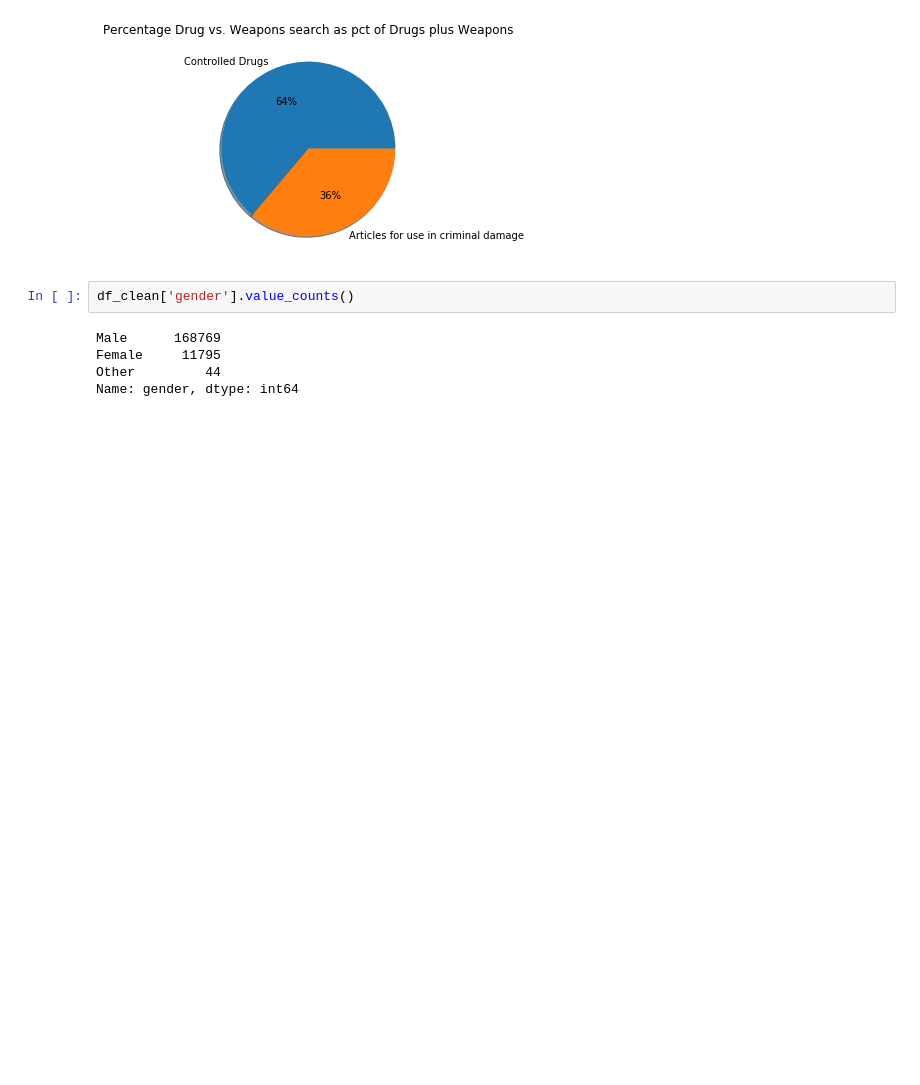
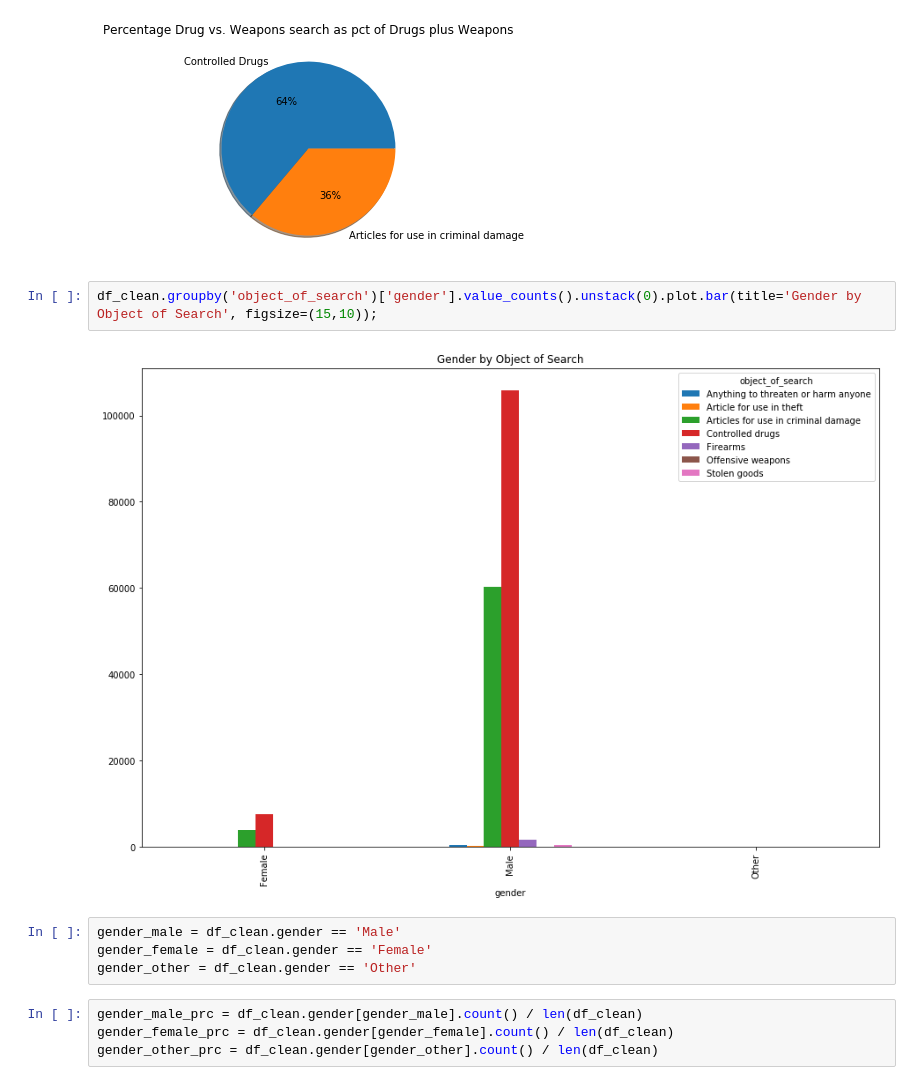
Before and after one commit to Empiah/LondonCrimeStats, a Jupyter notebook: London_Crime_Statistics.ipynb, the cells around one changed output. Saved outputs shown, nothing was run; the diff lists cells and outputs as text; blank space fills up the shorter version.

Commit message:
continued analysis
added gender and age count charts

```diff
--- a/London_Crime_Statistics.ipynb
+++ b/London_Crime_Statistics.ipynb
@@ -207,10 +207,15 @@ plt.title('Percentage Drug vs. Weapons search as pct of Drugs plus Weapons')
 plt.pie(fracs, explode=explode, labels=labels, autopct='%.0f%%', shadow=True);
 # %% [output]
 [figure]
-# %%
-df_clean['gender'].value_counts()
-# %% [output]
-Male      168769
-Female     11795
-Other         44
-Name: gender, dtype: int64
+# %%
+df_clean.groupby('object_of_search')['gender'].value_counts().unstack(0).plot.bar(title='Gender by Object of Search', figsize=(15,10));
+# %% [output]
+[figure, added]
+# %%
+gender_male = df_clean.gender == 'Male'
+gender_female = df_clean.gender == 'Female'
+gender_other = df_clean.gender == 'Other'
+# %%
+gender_male_prc = df_clean.gender[gender_male].count() / len(df_clean)
+gender_female_prc = df_clean.gender[gender_female].count() / len(df_clean)
+gender_other_prc = df_clean.gender[gender_other].count() / len(df_clean)
```
Also changed, not shown: parts of 8 cells of this notebook.
